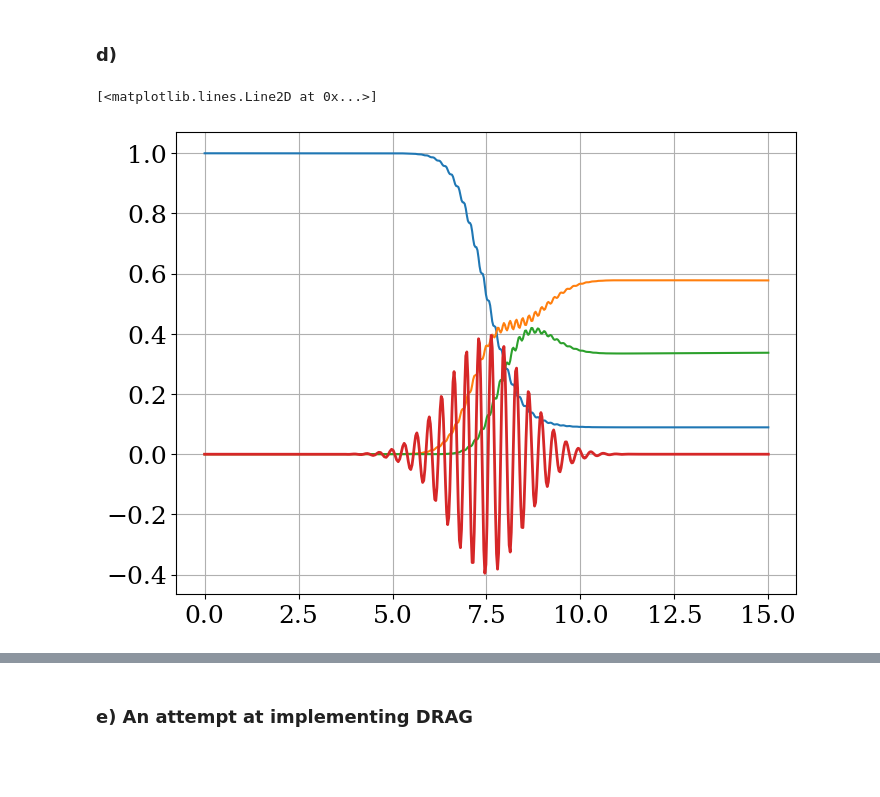
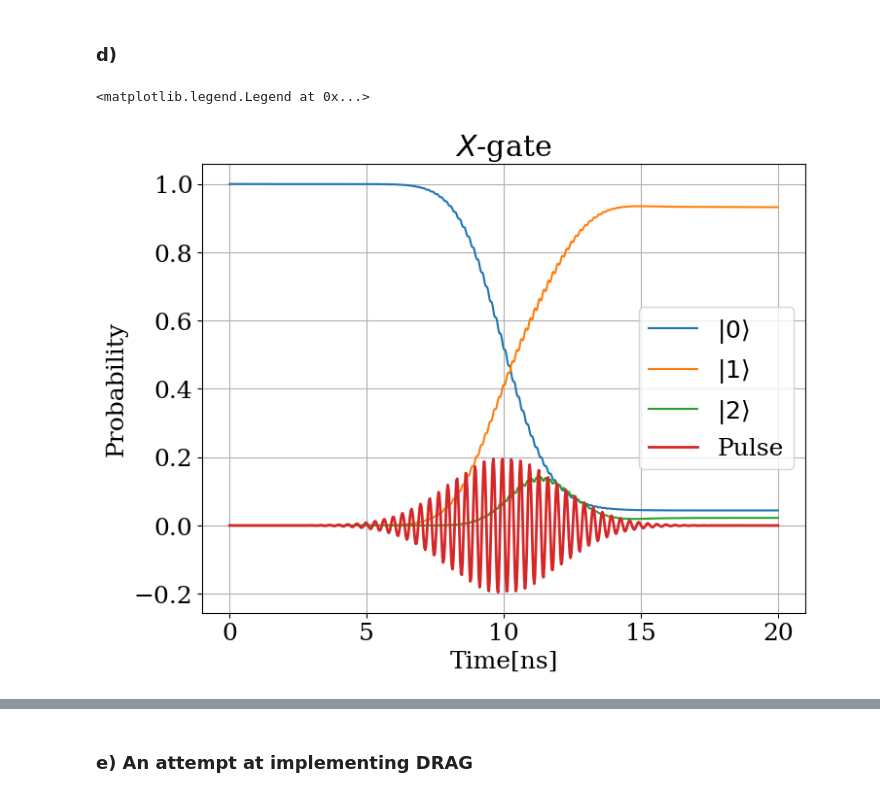
Before and after one commit to Shellf1sh/Superconducting-Qubits-Course, a Jupyter notebook: Week3/Week3code.ipynb, the cells around one changed output, grey strips where cells are left out. Drawn from its saved outputs; the diff is of its cells as text; code cells hidden in the pictures; blank space fills up the shorter version.

```diff
--- a/Week3/Week3code.ipynb
+++ b/Week3/Week3code.ipynb
@@ -43,4 +43,8 @@ eigenvalues, eigenvectors = sc.sparse.linalg.eigs(H, k=10, which="SR")
 # %%
 for i in range(5):
-    plt.plot(x, eigenvectors[:,i] + eigenvalues.real[i]/(2*np.pi), 'o-')
+    plt.plot(x, -eigenvectors[:,i] + eigenvalues[i]/(2*np.pi), 'o-')
+
+plt.title("Wavefunctions in the charge basis")
+plt.xlabel("$n$")
+plt.ylabel("Energy [$GHz\cdot h$]")
 # %% [output]
@@ -59,7 +64,7 @@ def convegence(n_cut):
 
     H, scale, x = Hamiltonian(1, 50, 0, n_cut = n_cut)
 
-    eigenvalues, eigenvectors = sc.sparse.linalg.eigs(H, k=5, which="SR")
+    eigenvalues, eigenvectors = sc.sparse.linalg.eigsh(H, k=5, which="SA")
 
     return eigenvalues[:3]/(2*np.pi)
 # %%
@@ -71,4 +76,11 @@ for i in range(12):
 # %%
+labels = np.array([r"$\omega_0$", r"$\omega_1$", r"$\omega_2$"])
+
 for i in range(3):
-    plt.plot(range(3,15), converg_arr[:,i], 'o-')
+    plt.plot(range(3,15), converg_arr[:,i], 'o-', label =labels[i])
+
+plt.xlabel("Dimension")
+plt.ylabel("Eigenvalue")
+plt.title("Convergence in charge basis")
+plt.legend()
 # %% [output]
@@ -118,9 +131,9 @@ def envolope(t, mean, sigma):
 # %% [markdown]
 ### c)
 # %%
-T = 15
+T = 20
 
-pulse_mean, pulse_sigma = T/2, 1
+pulse_mean, pulse_sigma = T/2, 2
 
 #The normalization constant for a normalized pulse
 A=np.pi/(g1)
@@ -148,16 +161,21 @@ results = solve_ivp(diff_equation, t_span=time, y0=initial)
 # %%
 time_steps = results.t
 
 solution = results.y
 
-plt.plot(time_steps, abs(solution[0])**2)
-plt.plot(time_steps, abs(solution[1])**2)
-plt.plot(time_steps, abs(solution[2])**2)
+plt.plot(time_steps, abs(solution[0])**2, label=r"$|0\rangle$")
+plt.plot(time_steps, abs(solution[1])**2, label=r"$|1\rangle$")
+plt.plot(time_steps, abs(solution[2])**2, label=r"$|2\rangle$")
 
-plt.plot(time_steps, envolope(time_steps, pulse_mean, pulse_sigma)*np.cos(omega*time_steps), linewidth=2)
+plt.plot(time_steps, envolope(time_steps, pulse_mean, pulse_sigma)*np.cos(omega*time_steps), linewidth=2, label = "Pulse")
+
+plt.title("$X$-gate")
+plt.xlabel("Time[ns]")
+plt.ylabel("Probability")
+plt.legend()
 # %% [output]
-[<matplotlib.lines.Line2D at 0x...>]
+<matplotlib.legend.Legend at 0x...>
-[figure, old version]
+[figure, new version]
 # %%
 fidelity = np.zeros_like(time_steps)
 
```
Also changed, not shown: parts of 14 cells of this notebook, 3 other files.
